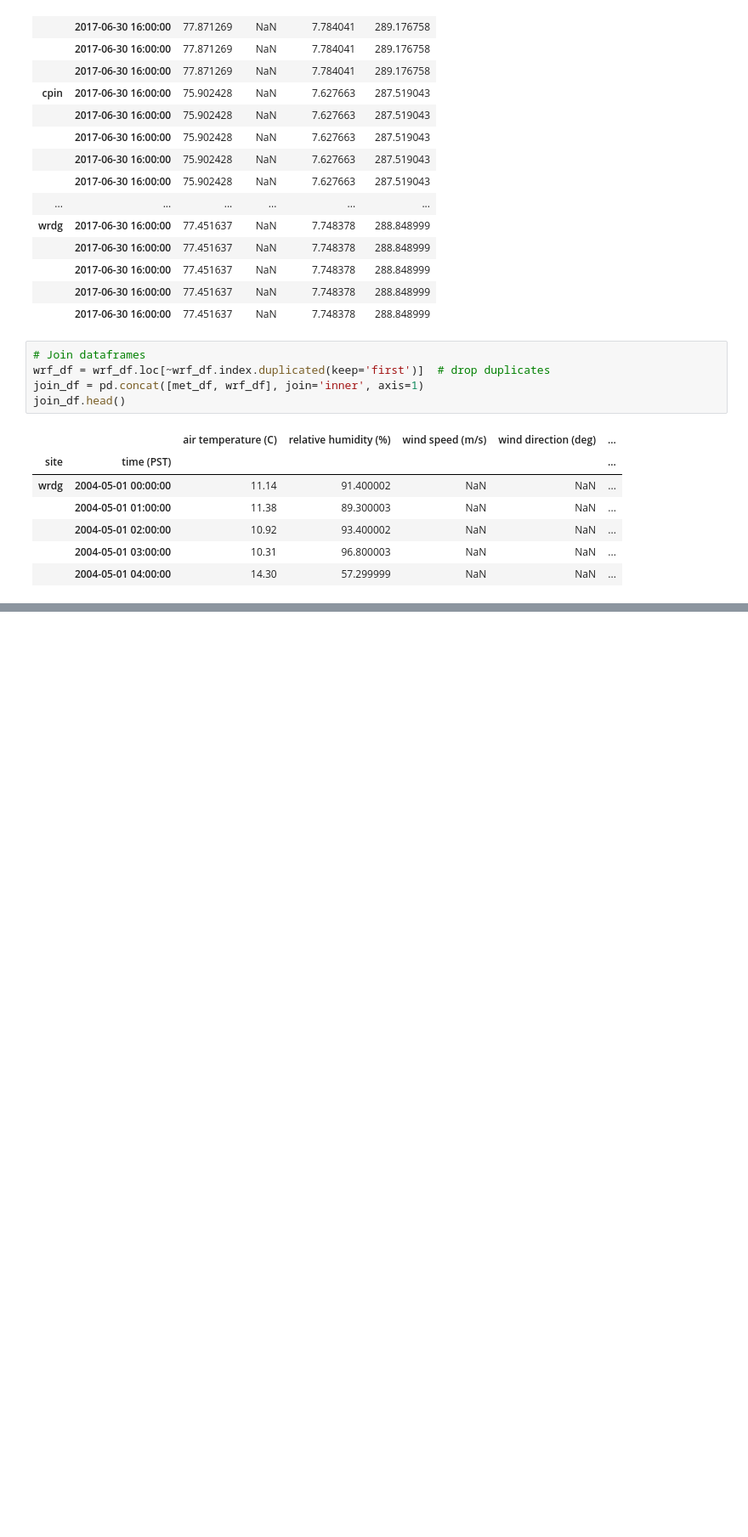
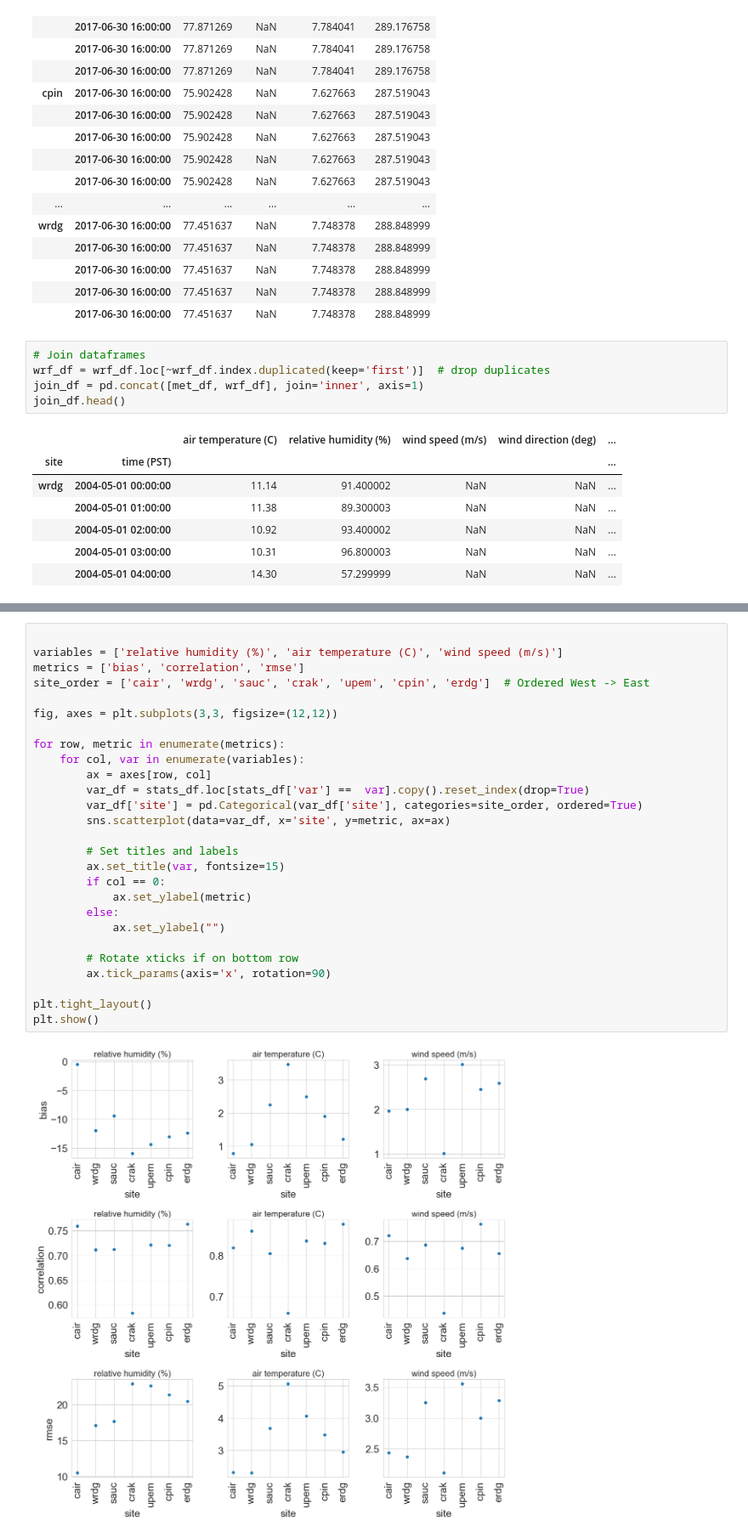
Before and after one commit to UCSB-NRS/sci-wrf-analysis, a Jupyter notebook: notebooks/wrf-met-validation.ipynb, the cells around one changed output, grey strips where cells are left out. Shown at 85% size. Saved outputs shown, nothing was run; the diff lists cells and outputs as text; blank space fills up the shorter version.

```diff
--- a/notebooks/wrf-met-validation.ipynb
+++ b/notebooks/wrf-met-validation.ipynb
@@ -195,0 +250,29 @@ join_df.head()
+# %%
+
+variables = ['relative humidity (%)', 'air temperature (C)', 'wind speed (m/s)']
+metrics = ['bias', 'correlation', 'rmse']
+site_order = ['cair', 'wrdg', 'sauc', 'crak', 'upem', 'cpin', 'erdg']  # Ordered West -> East
+
+fig, axes = plt.subplots(3,3, figsize=(12,12))
+
+for row, metric in enumerate(metrics):
+    for col, var in enumerate(variables):
+        ax = axes[row, col]
+        var_df = stats_df.loc[stats_df['var'] ==  var].copy().reset_index(drop=True)
+        var_df['site'] = pd.Categorical(var_df['site'], categories=site_order, ordered=True)
+        sns.scatterplot(data=var_df, x='site', y=metric, ax=ax)
+
+        # Set titles and labels
+        ax.set_title(var, fontsize=15)
+        if col == 0:
+            ax.set_ylabel(metric)
+        else:
+            ax.set_ylabel("")
+
+        # Rotate xticks if on bottom row
+        ax.tick_params(axis='x', rotation=90)
+
+plt.tight_layout()
+plt.show()
+# %% [output]
+[figure, added]
```
Also changed, not shown: parts of 4 cells of this notebook, 5 other files.
